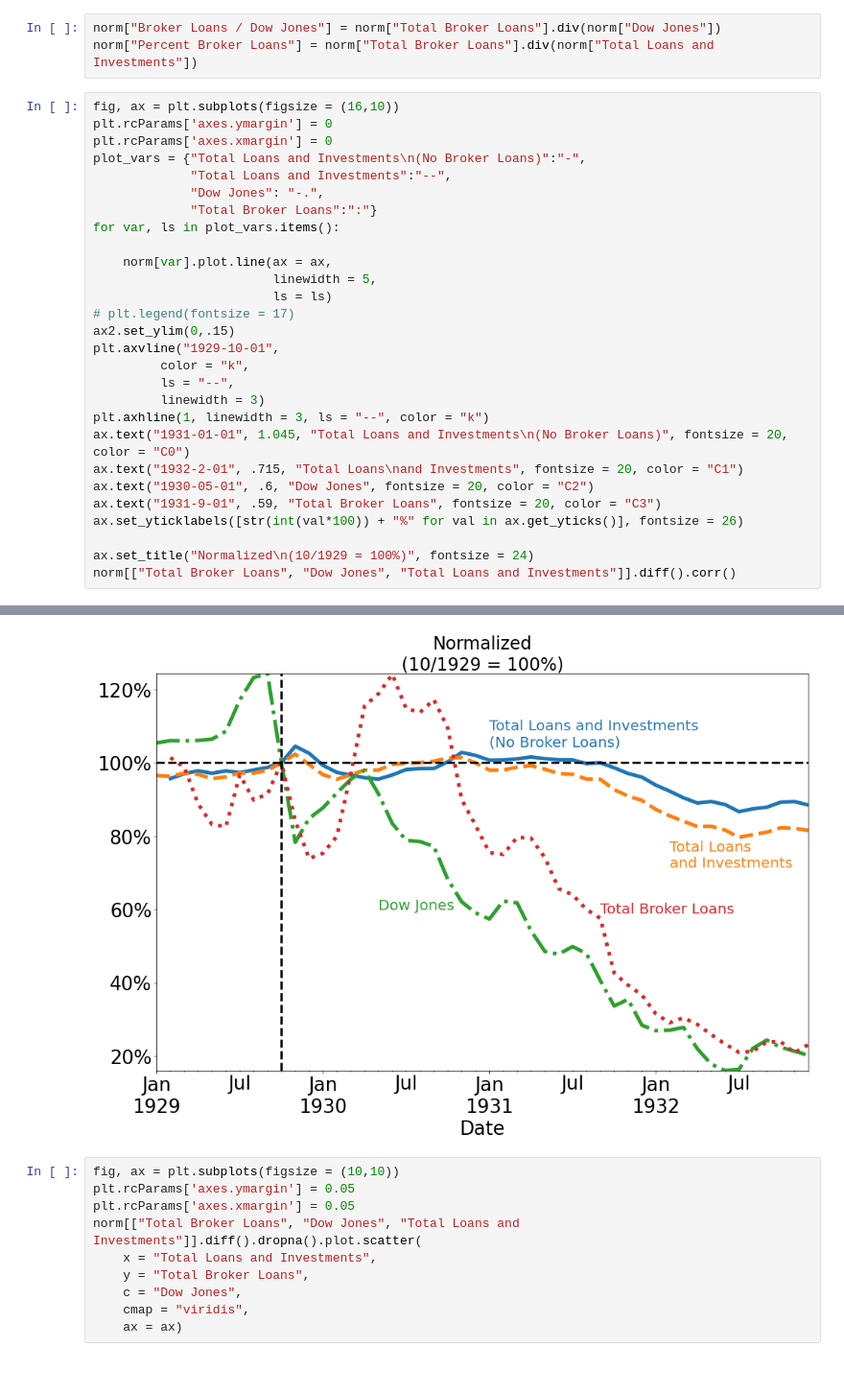
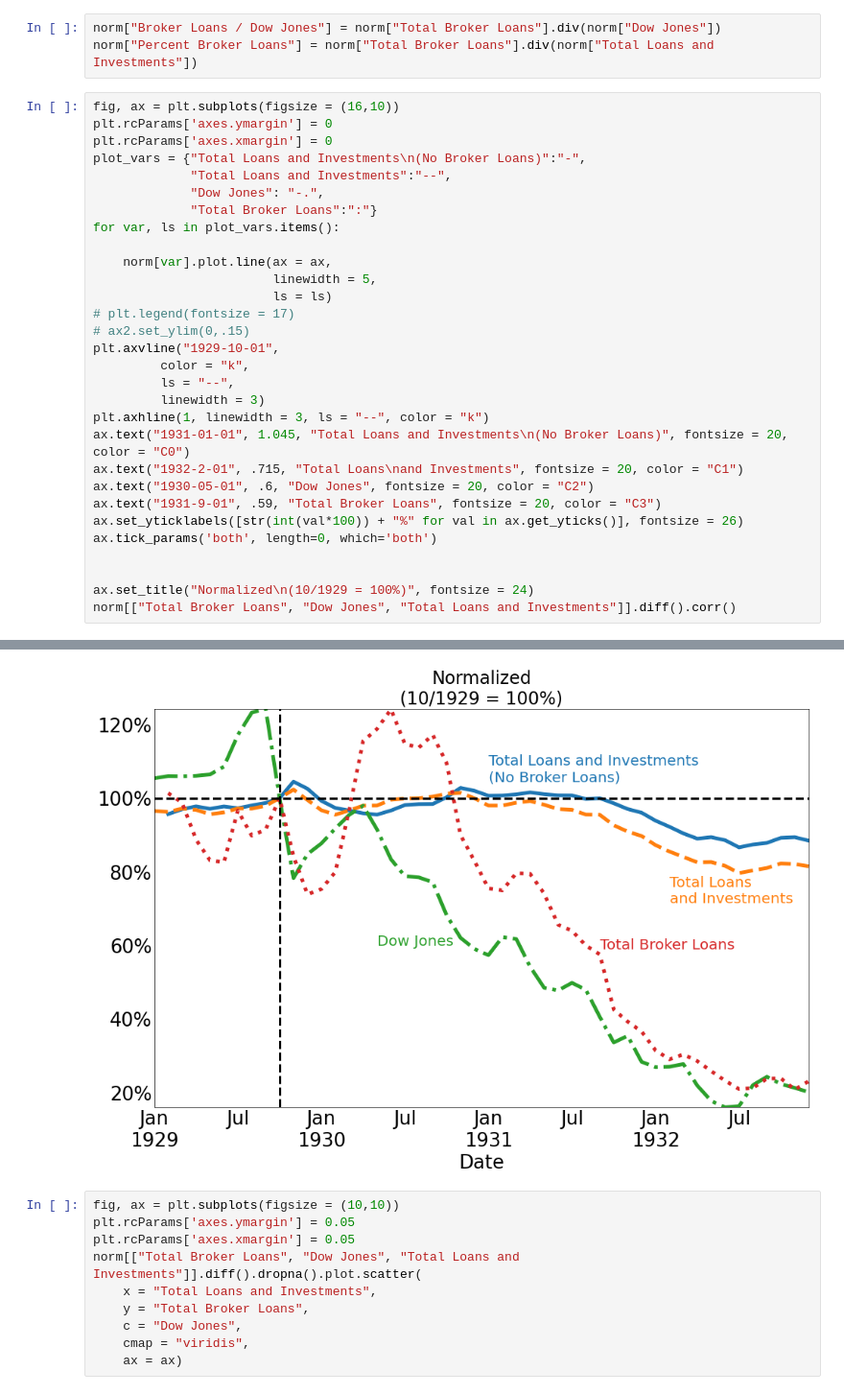
Before and after one commit to jlcatonjr/Learn-Python-for-Stats-and-Econ, a Jupyter notebook: Projects/SMP Data/Great Depression Bank Data.ipynb, the cells around one changed output, grey strips where cells are left out. Shown at 96% size. Drawn from its saved outputs; the diff is of its cells as text.

```diff
--- a/Projects/SMP Data/Great Depression Bank Data.ipynb
+++ b/Projects/SMP Data/Great Depression Bank Data.ipynb
@@ -142,35 +142,37 @@ fig, ax = plt.subplots(figsize = (16,10))
 plt.rcParams['axes.ymargin'] = 0
 plt.rcParams['axes.xmargin'] = 0
 plot_vars = {"Total Loans and Investments\n(No Broker Loans)":"-",
              "Total Loans and Investments":"--",
              "Dow Jones": "-.",
              "Total Broker Loans":":"}
 for var, ls in plot_vars.items():
 
     norm[var].plot.line(ax = ax,
                         linewidth = 5,
                         ls = ls)
 # plt.legend(fontsize = 17)
-ax2.set_ylim(0,.15)
+# ax2.set_ylim(0,.15)
 plt.axvline("1929-10-01",
          color = "k",
          ls = "--",
          linewidth = 3)
 plt.axhline(1, linewidth = 3, ls = "--", color = "k")
 ax.text("1931-01-01", 1.045, "Total Loans and Investments\n(No Broker Loans)", fontsize = 20, color = "C0")
 ax.text("1932-2-01", .715, "Total Loans\nand Investments", fontsize = 20, color = "C1")
 ax.text("1930-05-01", .6, "Dow Jones", fontsize = 20, color = "C2")
 ax.text("1931-9-01", .59, "Total Broker Loans", fontsize = 20, color = "C3")
 ax.set_yticklabels([str(int(val*100)) + "%" for val in ax.get_yticks()], fontsize = 26)
+ax.tick_params('both', length=0, which='both')
+
 
 ax.set_title("Normalized\n(10/1929 = 100%)", fontsize = 24)
 norm[["Total Broker Loans", "Dow Jones", "Total Loans and Investments"]].diff().corr()
 # %% [output]
 |  | Total Broker Loans | Dow Jones | Total Loans and Investments |
 | Total Broker Loans | 1.000000 | 0.259515 | 0.378757 |
 | Dow Jones | 0.259515 | 1.000000 | -0.302590 |
 | Total Loans and Investments | 0.378757 | -0.302590 | 1.000000 |
-[figure, old version]
+[figure, new version]
 # %%
 fig, ax = plt.subplots(figsize = (10,10))
 plt.rcParams['axes.ymargin'] = 0.05
```
Also changed, not shown: parts of 1 cell of this notebook, 16 other files.
